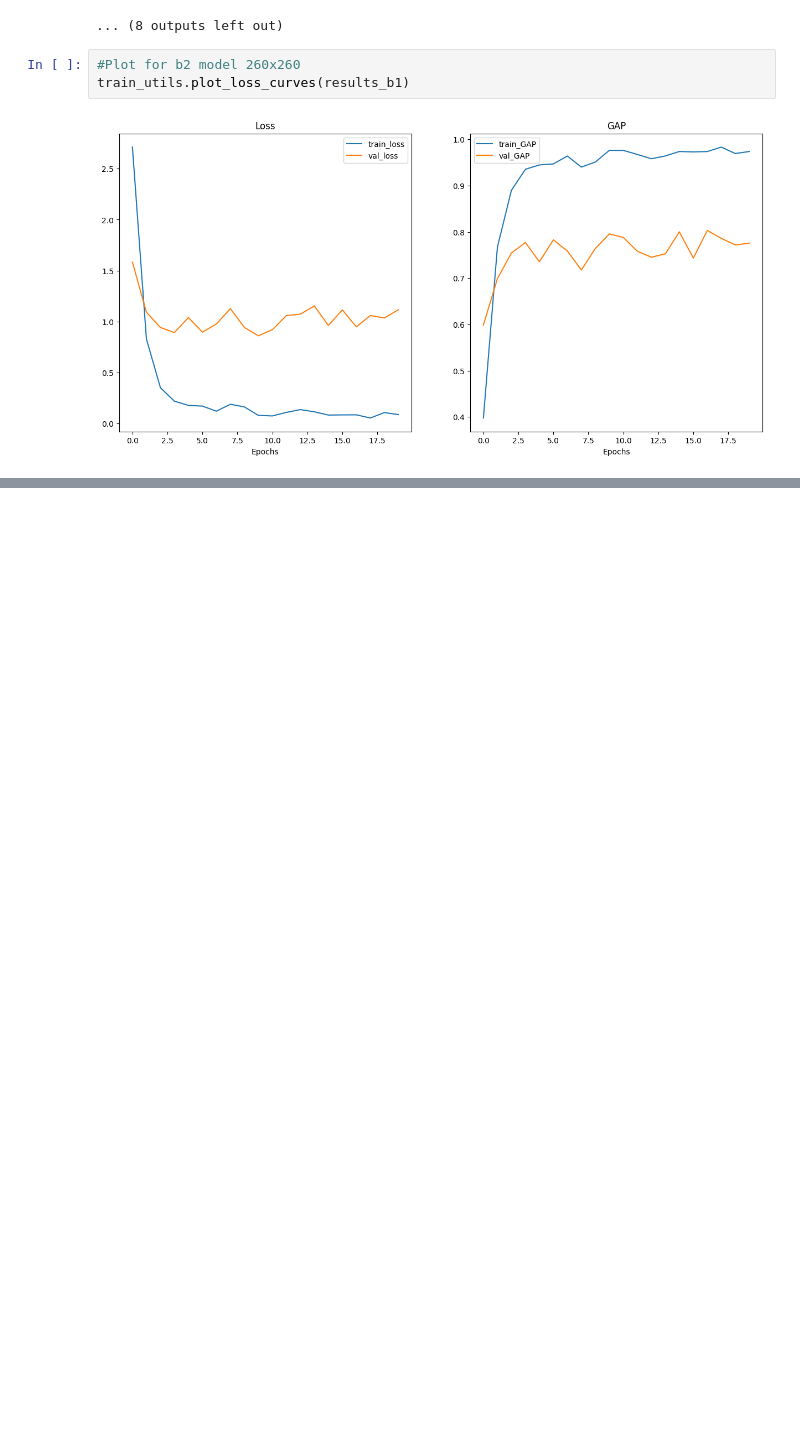
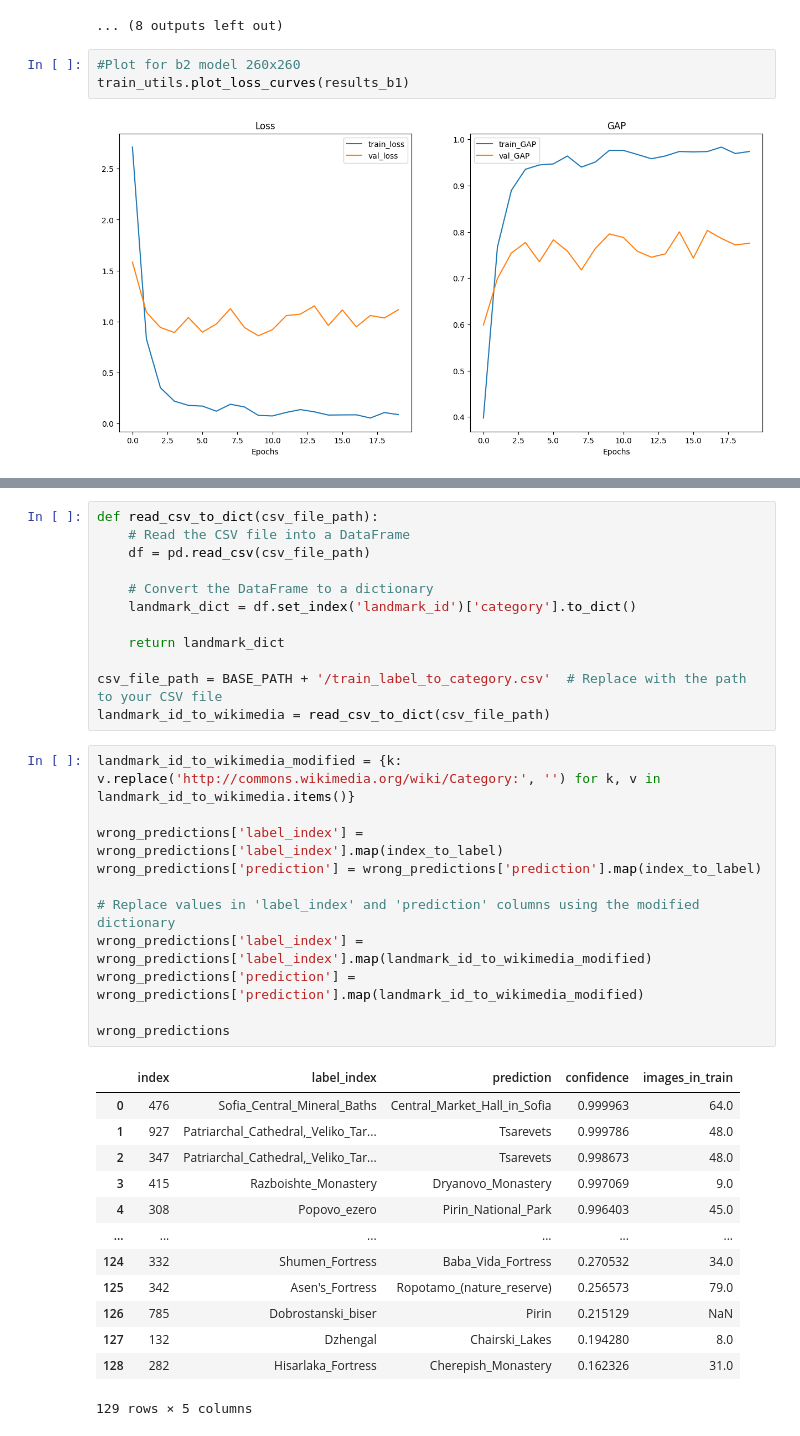
Before and after one commit to davidpetrov/Google-Landmark-Recognition-2021, a Jupyter notebook: bg_hybrid_methods.ipynb, the cells around one changed output, grey strips where cells are left out. Saved outputs shown, nothing was run; the diff lists cells and outputs as text; blank space fills up the shorter version.

```diff
--- a/bg_hybrid_methods.ipynb
+++ b/bg_hybrid_methods.ipynb
@@ -271,0 +451,37 @@ train_utils.plot_loss_curves(results_b1)
+# %%
+def read_csv_to_dict(csv_file_path):
+    # Read the CSV file into a DataFrame
+    df = pd.read_csv(csv_file_path)
+
+    # Convert the DataFrame to a dictionary
+    landmark_dict = df.set_index('landmark_id')['category'].to_dict()
+
+    return landmark_dict
+
+csv_file_path = BASE_PATH + '/train_label_to_category.csv'  # Replace with the path to your CSV file
+landmark_id_to_wikimedia = read_csv_to_dict(csv_file_path)
+# %%
+landmark_id_to_wikimedia_modified = {k: v.replace('http://commons.wikimedia.org/wiki/Category:', '') for k, v in landmark_id_to_wikimedia.items()}
+
+wrong_predictions['label_index'] = wrong_predictions['label_index'].map(index_to_label)
+wrong_predictions['prediction'] = wrong_predictions['prediction'].map(index_to_label)
+
+# Replace values in 'label_index' and 'prediction' columns using the modified dictionary
+wrong_predictions['label_index'] = wrong_predictions['label_index'].map(landmark_id_to_wikimedia_modified)
+wrong_predictions['prediction'] = wrong_predictions['prediction'].map(landmark_id_to_wikimedia_modified)
+
+wrong_predictions
+# %% [output]
+|  | index | label_index | prediction | confidence | images_in_train |
+| 0 | 476 | Sofia_Central_Mineral_Baths | Central_Market_Hall_in_Sofia | 0.999963 | 64.0 |
+| 1 | 927 | Patriarchal_Cathedral,_Veliko_Tar... | Tsarevets | 0.999786 | 48.0 |
+| 2 | 347 | Patriarchal_Cathedral,_Veliko_Tar... | Tsarevets | 0.998673 | 48.0 |
+| 3 | 415 | Razboishte_Monastery | Dryanovo_Monastery | 0.997069 | 9.0 |
+| 4 | 308 | Popovo_ezero | Pirin_National_Park | 0.996403 | 45.0 |
+| ... | ... | ... | ... | ... | ... |
+| 124 | 332 | Shumen_Fortress | Baba_Vida_Fortress | 0.270532 | 34.0 |
+| 125 | 342 | Asen's_Fortress | Ropotamo_(nature_reserve) | 0.256573 | 79.0 |
+| 126 | 785 | Dobrostanski_biser | Pirin | 0.215129 | NaN |
+| 127 | 132 | Dzhengal | Chairski_Lakes | 0.194280 | 8.0 |
+| 128 | 282 | Hisarlaka_Fortress | Cherepish_Monastery | 0.162326 | 31.0 |
+129 rows × 5 columns
```
Also changed, not shown: parts of 18 cells of this notebook, 1 other file.
